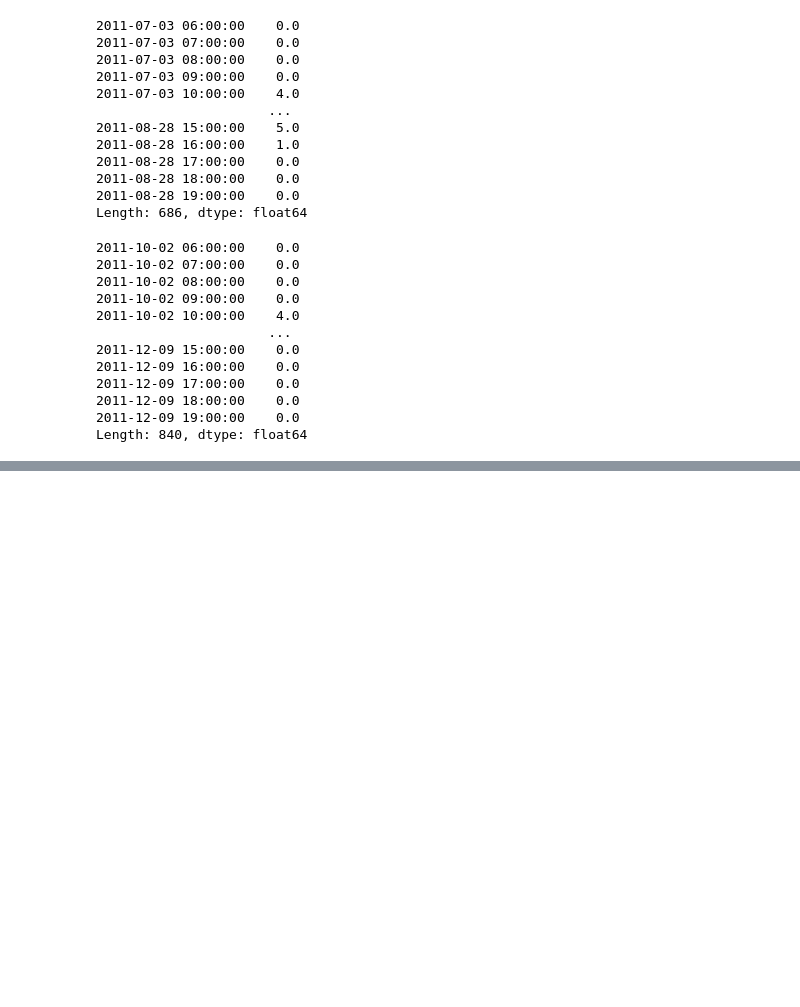
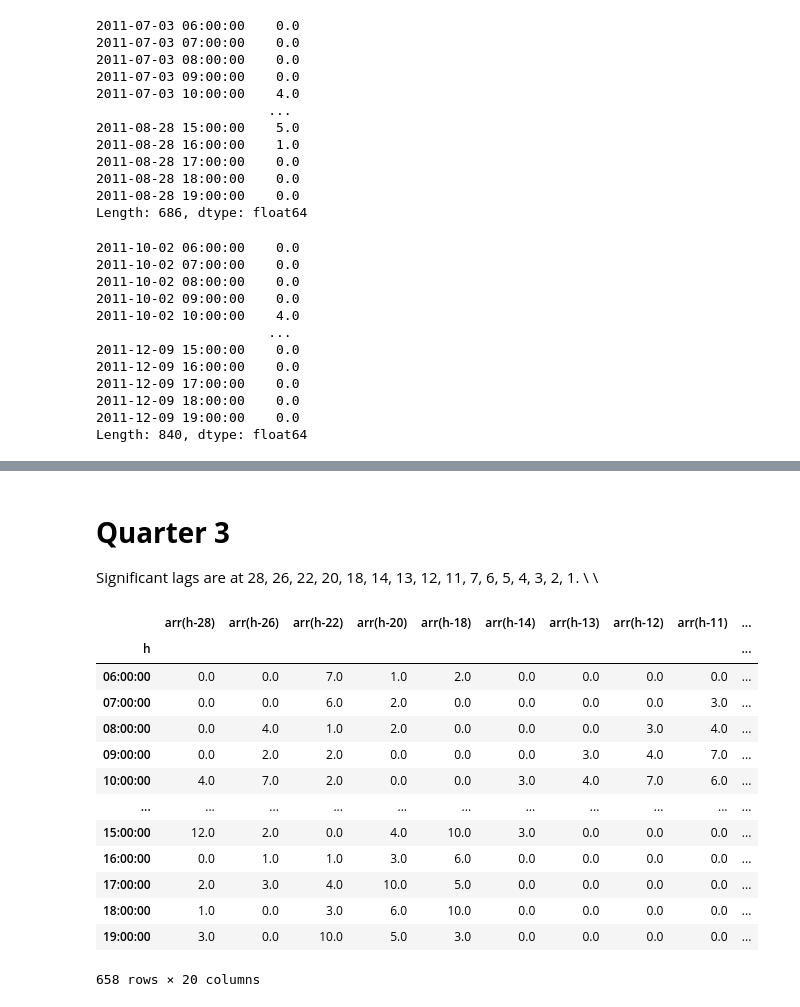
Before and after one commit to rajivsam/cmi_count_data_modeling, a Jupyter notebook: notebooks/week_4.ipynb, the cells around one changed output, grey strips where cells are left out. Drawn from its saved outputs; the diff is of its cells as text; code cells hidden in the pictures; blank space fills up the shorter version.

```diff
--- a/notebooks/week_4.ipynb
+++ b/notebooks/week_4.ipynb
@@ -1011,0 +1056,44 @@ df_Q1
+# %% [markdown]
+# **Quarter 3**
+Significant lags are at 28, 26, 22, 20, 18, 14, 13, 12, 11, 7, 6, 5, 4, 3, 2, 1. \\
+  \\
+# %%
+data={'h':list(tsQ3.index.time)[28:len(tsQ3)],
+      'arr(h-28)':list(tsQ3)[:len(tsQ3)-28],
+      'arr(h-26)':list(tsQ3)[2:len(tsQ3)-26],
+      'arr(h-22)':list(tsQ3)[6:len(tsQ3)-22],
+      'arr(h-20)':list(tsQ3)[8:len(tsQ3)-20],
+      'arr(h-18)':list(tsQ3)[10:len(tsQ3)-18],
+      'arr(h-14)':list(tsQ3)[14:len(tsQ3)-14],
+      'arr(h-13)':list(tsQ3)[15:len(tsQ3)-13],
+      'arr(h-12)':list(tsQ3)[16:len(tsQ3)-12],
+      'arr(h-11)':list(tsQ3)[17:len(tsQ3)-11],
+      'arr(h-7)':list(tsQ3)[21:len(tsQ3)-7],
+      'arr(h-6)':list(tsQ3)[22:len(tsQ3)-6],
+      'arr(h-5)':list(tsQ3)[23:len(tsQ3)-5],
+      'arr(h-4)':list(tsQ3)[24:len(tsQ3)-4],
+      'arr(h-3)':list(tsQ3)[25:len(tsQ3)-3],
+      'arr(h-2)':list(tsQ3)[26:len(tsQ3)-2],
+      'arr(h-1)':list(tsQ3)[27:len(tsQ3)-1],
+      'Day':(list(tsQ3.index.day_name())[28:len(tsQ3)]),
+      'Week':pd.Series(list(tsQ3.index)[28:len(tsQ3)]).apply(lambda x:(x+datetime.timedelta(days=1)).week),
+      'Month':list(tsQ3.index.month)[28:len(tsQ3)],
+      'arr(h)':list(tsQ3)[28:len(tsQ3)]}
+df_Q3 = pd.DataFrame(data)
+df_Q3.set_index('h',inplace=True)
+df_Q3
+# %% [output]
+|  | arr(h-28) | arr(h-26) | arr(h-22) | arr(h-20) | arr(h-18) | arr(h-14) | arr(h-13) | arr(h-12) | arr(h-11) | ... |
+| h |  |  |  |  |  |  |  |  |  | ... |
+| 06:00:00 | 0.0 | 0.0 | 7.0 | 1.0 | 2.0 | 0.0 | 0.0 | 0.0 | 0.0 | ... |
+| 07:00:00 | 0.0 | 0.0 | 6.0 | 2.0 | 0.0 | 0.0 | 0.0 | 0.0 | 3.0 | ... |
+| 08:00:00 | 0.0 | 4.0 | 1.0 | 2.0 | 0.0 | 0.0 | 0.0 | 3.0 | 4.0 | ... |
+| 09:00:00 | 0.0 | 2.0 | 2.0 | 0.0 | 0.0 | 0.0 | 3.0 | 4.0 | 7.0 | ... |
+| 10:00:00 | 4.0 | 7.0 | 2.0 | 0.0 | 0.0 | 3.0 | 4.0 | 7.0 | 6.0 | ... |
+| ... | ... | ... | ... | ... | ... | ... | ... | ... | ... | ... |
+| 15:00:00 | 12.0 | 2.0 | 0.0 | 4.0 | 10.0 | 3.0 | 0.0 | 0.0 | 0.0 | ... |
+| 16:00:00 | 0.0 | 1.0 | 1.0 | 3.0 | 6.0 | 0.0 | 0.0 | 0.0 | 0.0 | ... |
+| 17:00:00 | 2.0 | 3.0 | 4.0 | 10.0 | 5.0 | 0.0 | 0.0 | 0.0 | 0.0 | ... |
+| 18:00:00 | 1.0 | 0.0 | 3.0 | 6.0 | 10.0 | 0.0 | 0.0 | 0.0 | 0.0 | ... |
+| 19:00:00 | 3.0 | 0.0 | 10.0 | 5.0 | 3.0 | 0.0 | 0.0 | 0.0 | 0.0 | ... |
+658 rows × 20 columns
```
Also changed, not shown: parts of 9 cells of this notebook.
